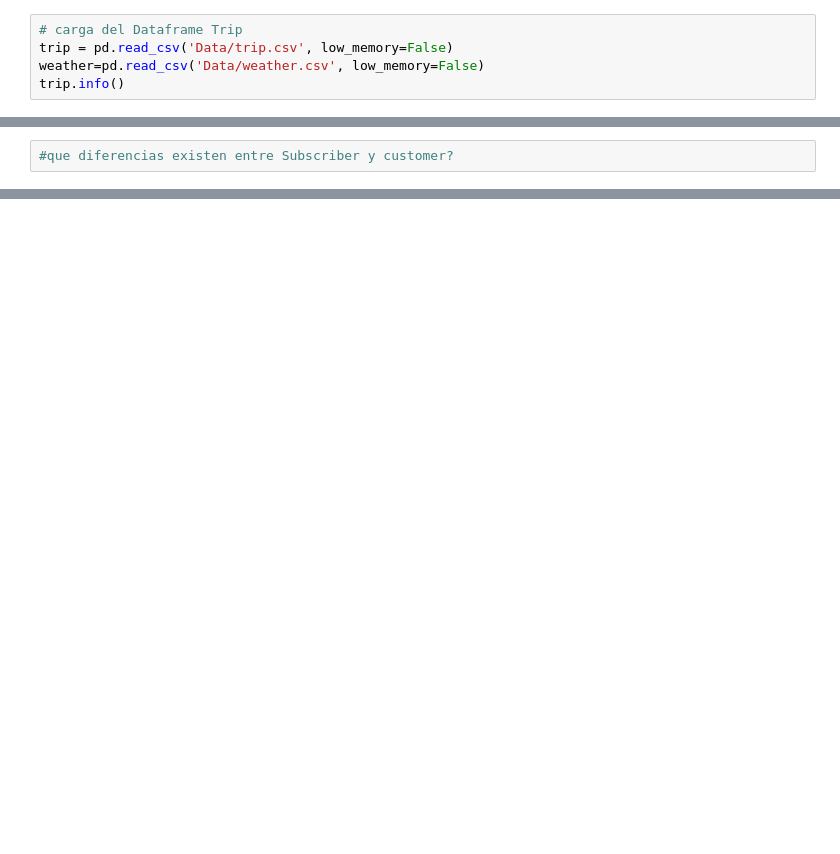
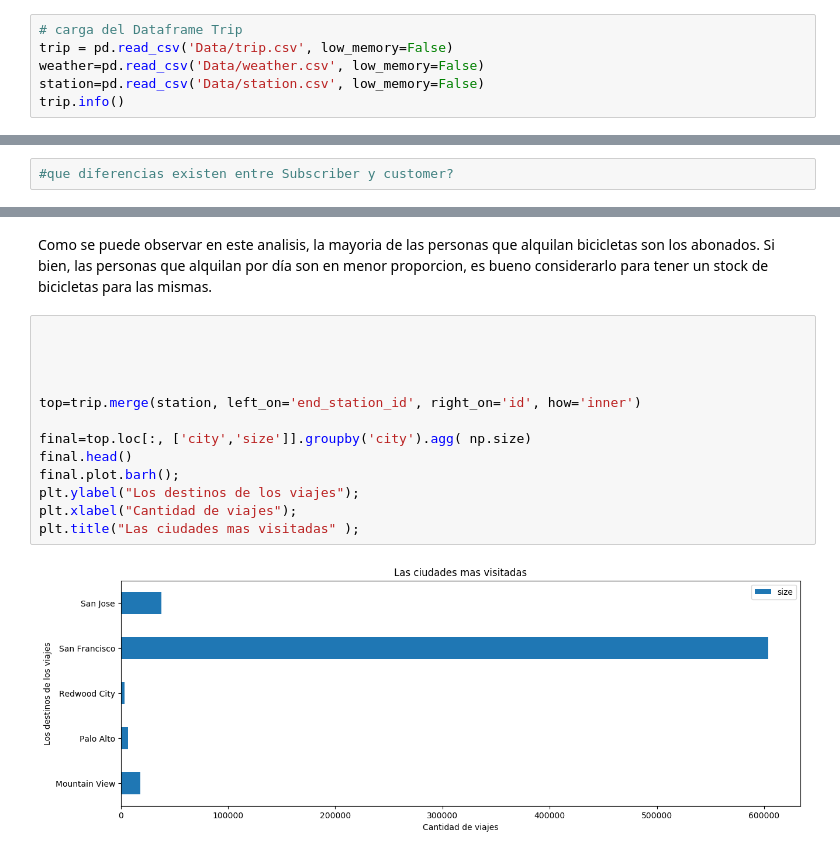
Before and after one commit to santiagoaso/2017datos, a Jupyter notebook: trip.ipynb, the cells around one changed output, grey strips where cells are left out. Saved outputs shown, nothing was run; the diff lists cells and outputs as text; blank space fills up the shorter version.

```diff
--- a/trip.ipynb
+++ b/trip.ipynb
@@ -15,6 +18,7 @@ plt.rcParams['figure.figsize'] = (15, 5)
 # carga del Dataframe Trip
 trip = pd.read_csv('Data/trip.csv', low_memory=False)
 weather=pd.read_csv('Data/weather.csv', low_memory=False)
+station=pd.read_csv('Data/station.csv', low_memory=False)
 trip.info()
 # %% [output]
 <class 'pandas.core.frame.DataFrame'>
@@ -85,0 +136,17 @@ memory usage: 60.7+ MB
+# %% [markdown]
+Como se puede observar en este analisis, la mayoria de las personas que alquilan bicicletas son los abonados. Si bien, las personas que alquilan por día son en menor proporcion, es bueno considerarlo para tener un stock de bicicletas para las mismas.
+# %%
+
+
+
+
+top=trip.merge(station, left_on='end_station_id', right_on='id', how='inner')
+
+final=top.loc[:, ['city','size']].groupby('city').agg( np.size)
+final.head()
+final.plot.barh();
+plt.ylabel("Los destinos de los viajes");
+plt.xlabel("Cantidad de viajes");
+plt.title("Las ciudades mas visitadas" );
+# %% [output]
+[figure, added]
```
Also changed, not shown: parts of 12 cells of this notebook.
